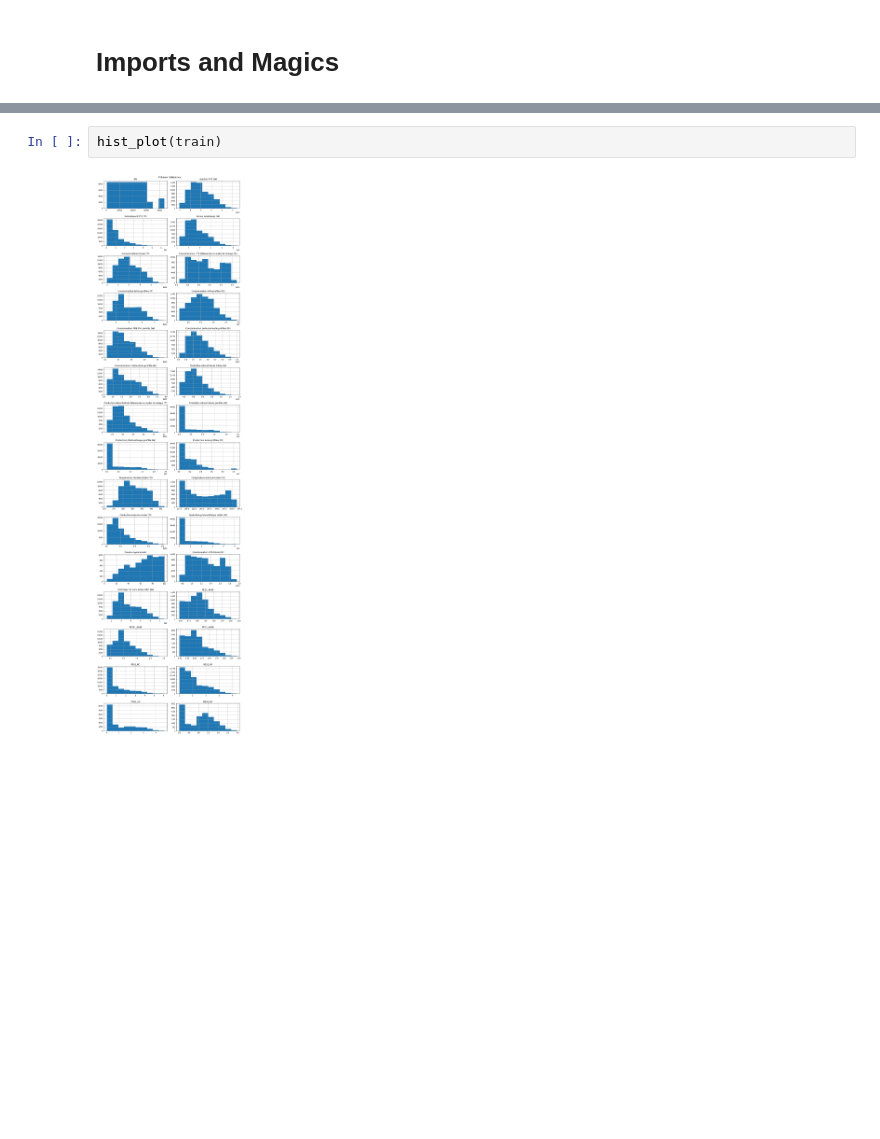
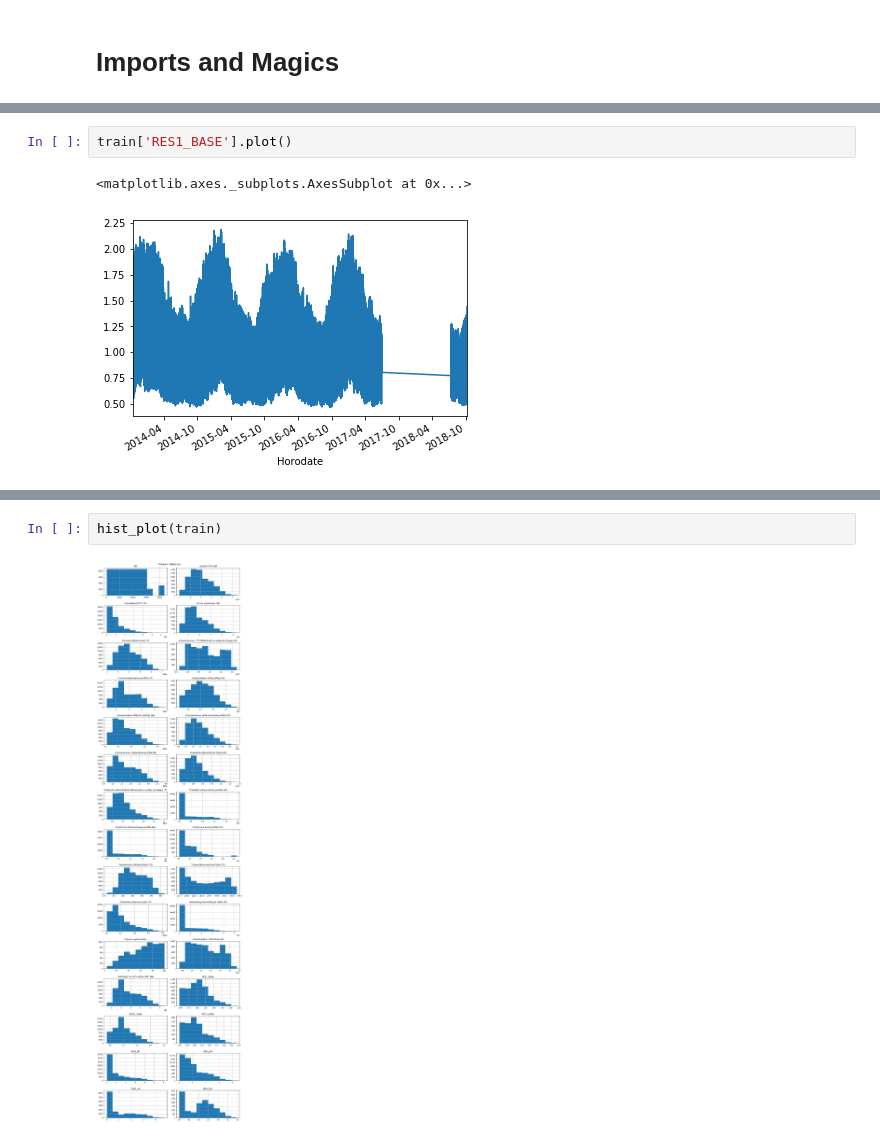
Before and after one commit to etnberz/enedis, a Jupyter notebook: notebooks/EDA.ipynb, the cells around one changed output, grey strips where cells are left out. Cells and saved outputs as stored; diff of their text form; blank space fills up the shorter version.

```diff
--- a/notebooks/EDA.ipynb
+++ b/notebooks/EDA.ipynb
@@ -33,0 +519,5 @@ memory usage: 15.5 MB
+# %%
+train['RES1_BASE'].plot()
+# %% [output]
+<matplotlib.axes._subplots.AxesSubplot at 0x...>
+[figure, added]
```
Also changed, not shown: parts of 46 cells of this notebook, 25 other files.
